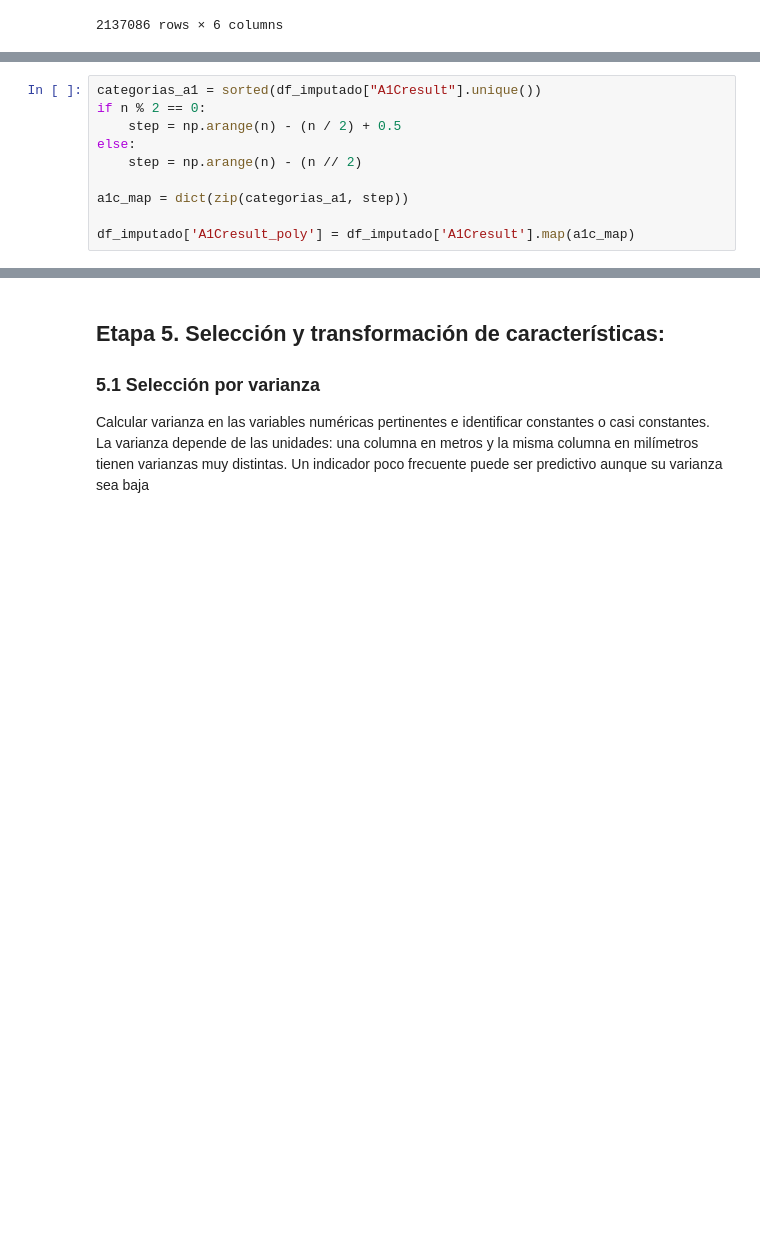
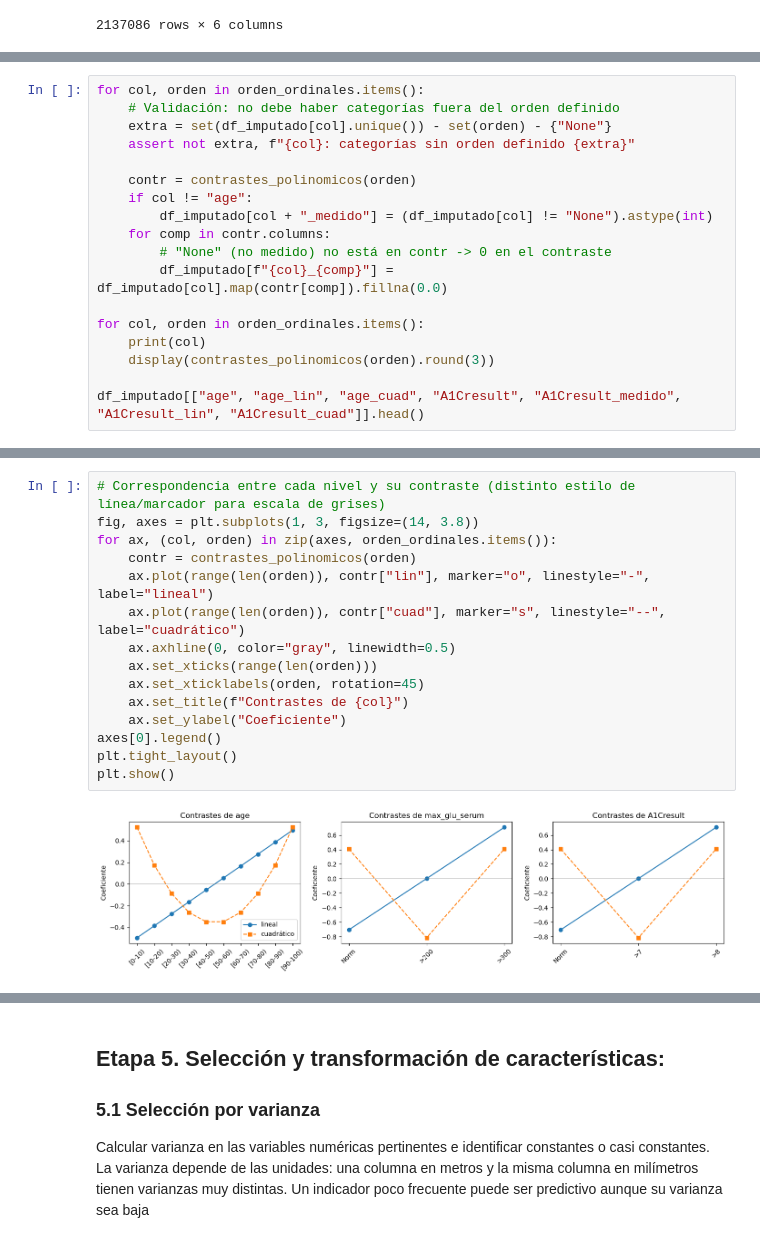
Before and after one commit to rossdcc/Proyecto_diabetes, a Jupyter notebook: Guia_Proyecto_Final_Equipo4.ipynb, the cells around one changed output, grey strips where cells are left out. Cells and saved outputs as stored; diff of their text form; blank space fills up the shorter version.

```diff
--- a/Guia_Proyecto_Final_Equipo4.ipynb
+++ b/Guia_Proyecto_Final_Equipo4.ipynb
@@ -1066,10 +1057,0 @@ glu_map
-# %%
-categorias_a1 = sorted(df_imputado["A1Cresult"].unique())
-if n % 2 == 0:
-    step = np.arange(n) - (n / 2) + 0.5
-else:
-    step = np.arange(n) - (n // 2)
-
-a1c_map = dict(zip(categorias_a1, step))
-
-df_imputado['A1Cresult_poly'] = df_imputado['A1Cresult'].map(a1c_map)
@@ -1095,0 +1091,18 @@ plt.show()
+# %%
+for col, orden in orden_ordinales.items():
+    # Validación: no debe haber categorías fuera del orden definido
+    extra = set(df_imputado[col].unique()) - set(orden) - {"None"}
+    assert not extra, f"{col}: categorías sin orden definido {extra}"
+
+    contr = contrastes_polinomicos(orden)
+    if col != "age":
+        df_imputado[col + "_medido"] = (df_imputado[col] != "None").astype(int)
+    for comp in contr.columns:
+        # "None" (no medido) no está en contr -> 0 en el contraste
+        df_imputado[f"{col}_{comp}"] = df_imputado[col].map(contr[comp]).fillna(0.0)
+
+for col, orden in orden_ordinales.items():
+    print(col)
+    display(contrastes_polinomicos(orden).round(3))
+
+df_imputado[["age", "age_lin", "age_cuad", "A1Cresult", "A1Cresult_medido", "A1Cresult_lin", "A1Cresult_cuad"]].head()
@@ -1096 +1138,18 @@ plt.show()
+# %%
+# Correspondencia entre cada nivel y su contraste (distinto estilo de línea/marcador para escala de grises)
+fig, axes = plt.subplots(1, 3, figsize=(14, 3.8))
+for ax, (col, orden) in zip(axes, orden_ordinales.items()):
+    contr = contrastes_polinomicos(orden)
+    ax.plot(range(len(orden)), contr["lin"], marker="o", linestyle="-", label="lineal")
+    ax.plot(range(len(orden)), contr["cuad"], marker="s", linestyle="--", label="cuadrático")
+    ax.axhline(0, color="gray", linewidth=0.5)
+    ax.set_xticks(range(len(orden)))
+    ax.set_xticklabels(orden, rotation=45)
+    ax.set_title(f"Contrastes de {col}")
+    ax.set_ylabel("Coeficiente")
+axes[0].legend()
+plt.tight_layout()
+plt.show()
+# %% [output]
+[figure, added]
 # %%
```
Also changed, not shown: parts of 27 cells of this notebook.
